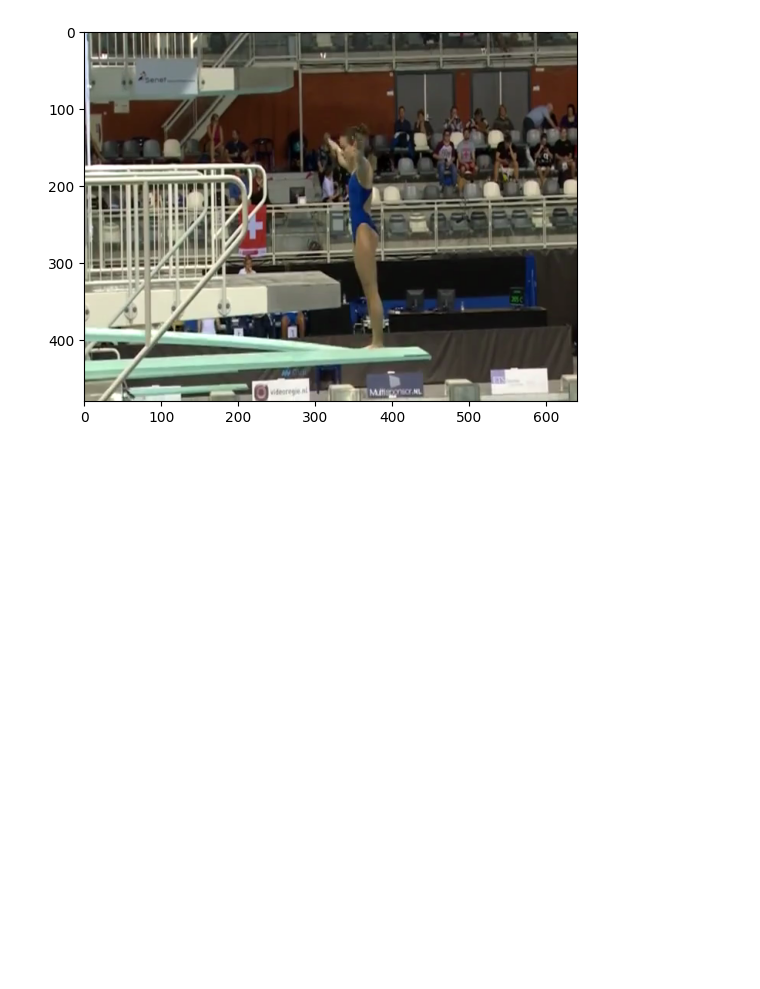
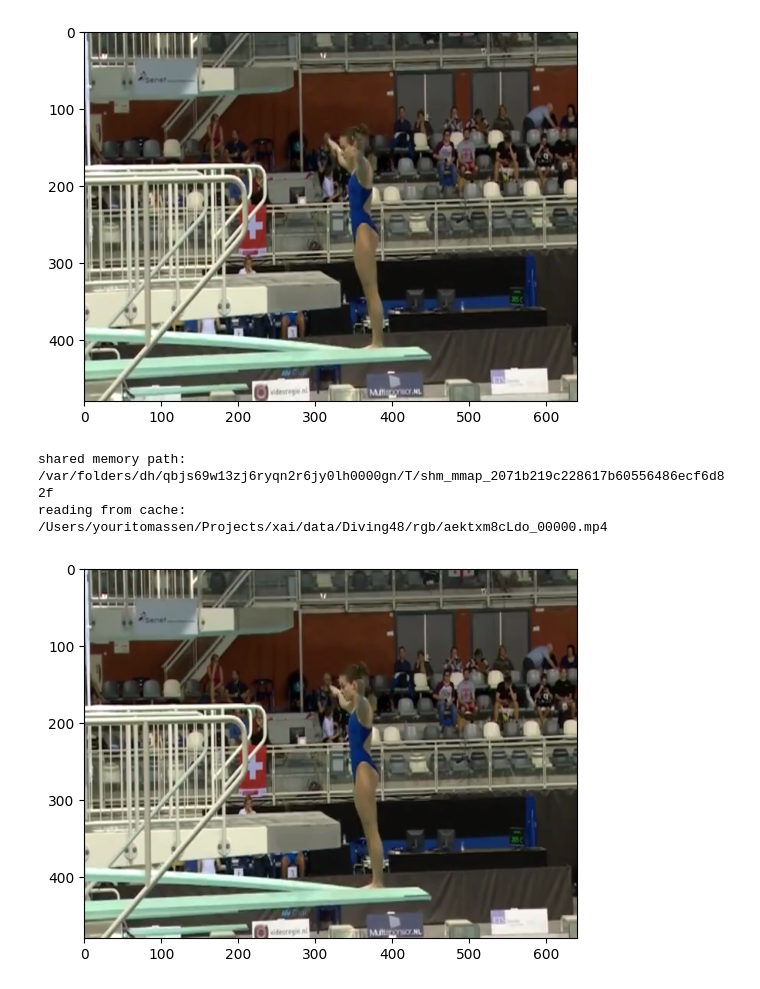
Before and after one commit to sirTomasson/diveslowlearnfast, a Jupyter notebook: notebooks/MemFS.ipynb, the cells around one changed output. Drawn from its saved outputs; the diff is of its cells as text; code cells hidden in the pictures; blank space fills up the shorter version.

Commit message:
Create SHM based shared cache that can be shared accross dataloaders

```diff
--- a/notebooks/MemFS.ipynb
+++ b/notebooks/MemFS.ipynb
@@ -77,3 +83,16 @@ plt.imshow(frame.to_ndarray(format='rgb24'))
 # %% [output]
 <matplotlib.image.AxesImage at 0x...>
 [figure]
+# %%
+
+from diveslowlearnfast.memfs_cache import get_cache_instance
+
+
+with get_cache_instance().open(filename) as f:
+    container = av.open(f)
+    frame = next(container.decode(video=0))
+    plt.imshow(frame.to_ndarray(format='rgb24'))
+# %% [output]
+shared memory path: /var/folders/dh/qbjs69w13zj6ryqn2r6jy0lh0000gn/T/shm_mmap_2071b219c228617b60556486ecf6d82f
+reading from cache: /Users/youritomassen/Projects/xai/data/Diving48/rgb/aektxm8cLdo_00000.mp4
+[figure, added]
```
Also changed, not shown: parts of 1 cell of this notebook, 5 other files.
